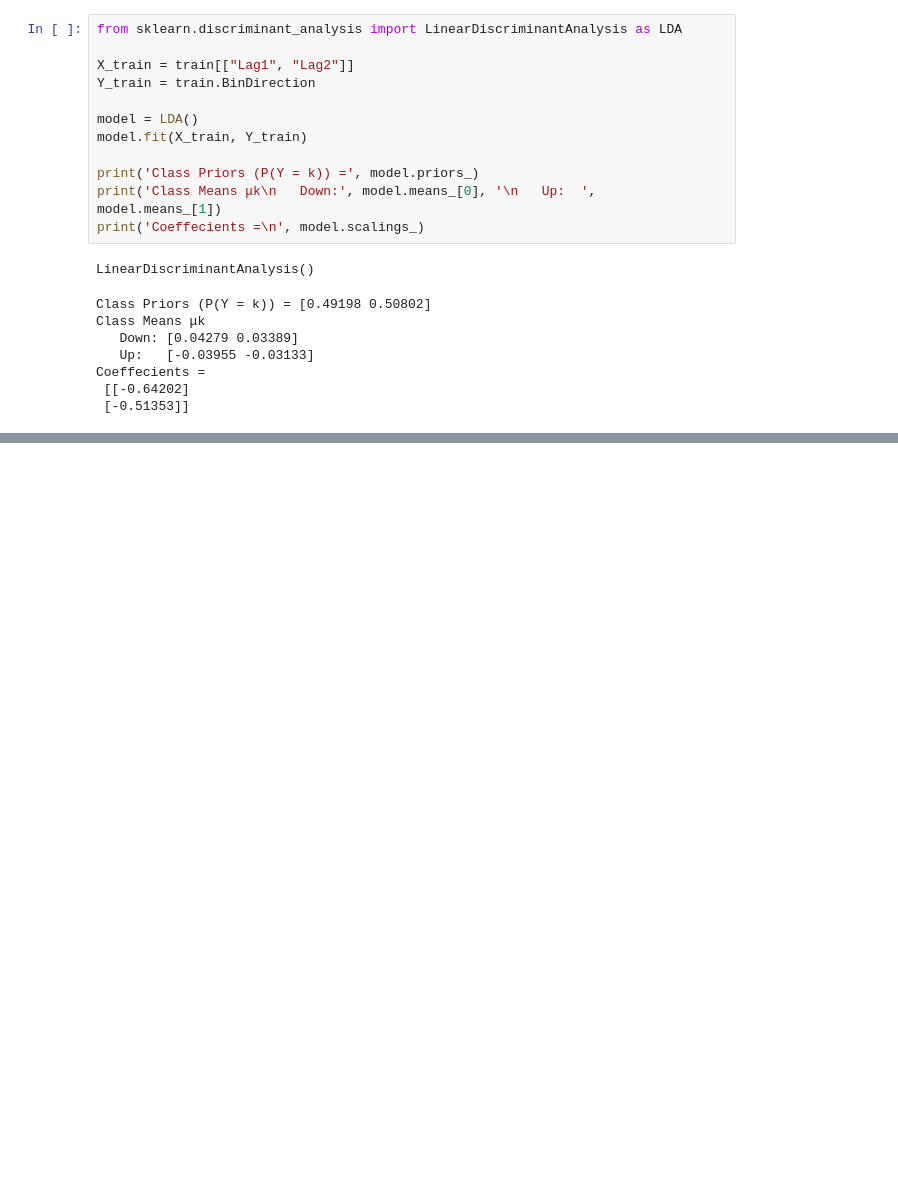
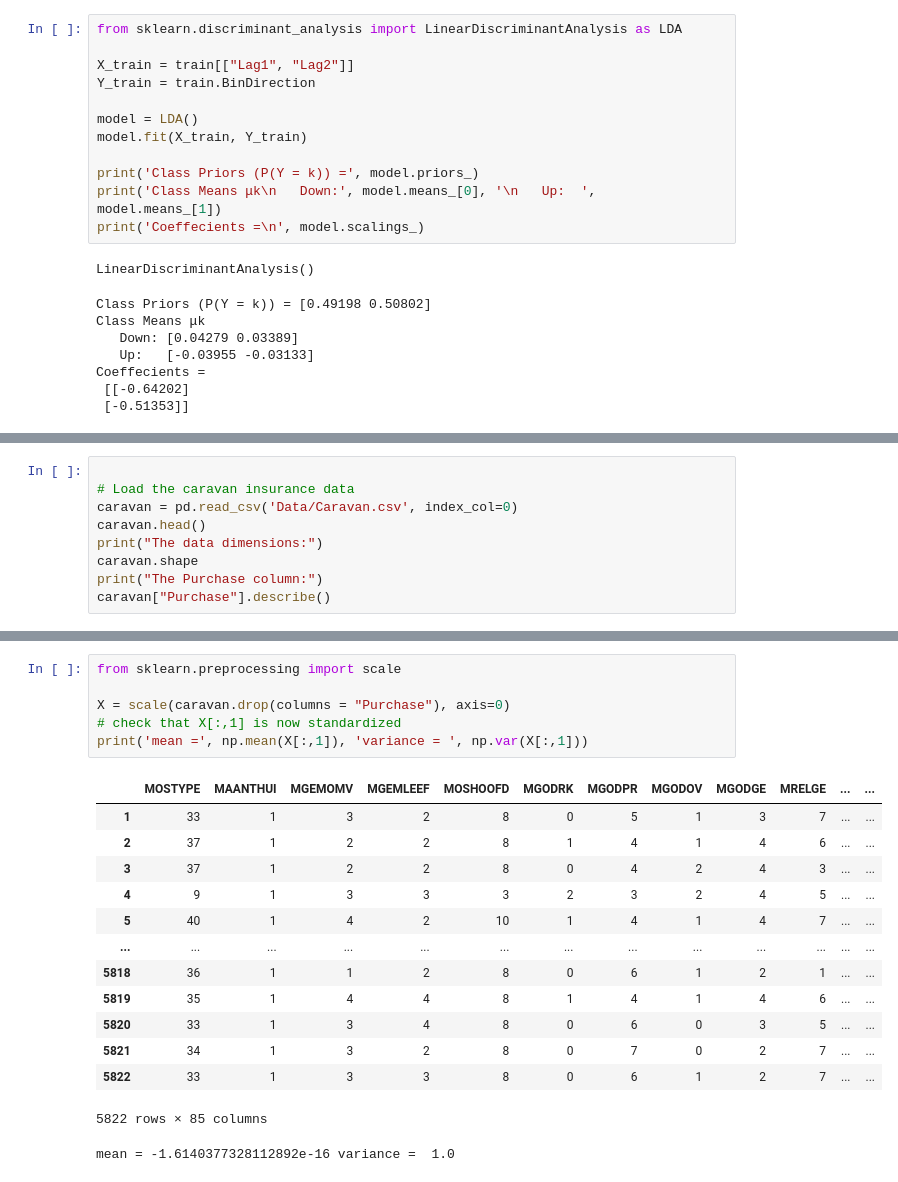
Before and after one commit to alexandrasouly/ISLR-but-python, a Jupyter notebook: Chapter_4_Lab.ipynb, the cells around one changed output, grey strips where cells are left out. Cells and saved outputs as stored; diff of their text form; blank space fills up the shorter version.

```diff
--- a/Chapter_4_Lab.ipynb
+++ b/Chapter_4_Lab.ipynb
@@ -393,0 +549,9 @@ plt.plot()
+# %%
+
+# Load the caravan insurance data
+caravan = pd.read_csv('Data/Caravan.csv', index_col=0)
+caravan.head()
+print("The data dimensions:")
+caravan.shape
+print("The Purchase column:")
+caravan["Purchase"].describe()
@@ -393,0 +592,21 @@ plt.plot()
+# %%
+from sklearn.preprocessing import scale
+
+X = scale(caravan.drop(columns = "Purchase"), axis=0)
+# check that X[:,1] is now standardized
+print('mean =', np.mean(X[:,1]), 'variance = ', np.var(X[:,1]))
+# %% [output]
+|  | MOSTYPE | MAANTHUI | MGEMOMV | MGEMLEEF | MOSHOOFD | MGODRK | MGODPR | MGODOV | MGODGE | MRELGE | ... | ... |
+| 1 | 33 | 1 | 3 | 2 | 8 | 0 | 5 | 1 | 3 | 7 | ... | ... |
+| 2 | 37 | 1 | 2 | 2 | 8 | 1 | 4 | 1 | 4 | 6 | ... | ... |
+| 3 | 37 | 1 | 2 | 2 | 8 | 0 | 4 | 2 | 4 | 3 | ... | ... |
+| 4 | 9 | 1 | 3 | 3 | 3 | 2 | 3 | 2 | 4 | 5 | ... | ... |
+| 5 | 40 | 1 | 4 | 2 | 10 | 1 | 4 | 1 | 4 | 7 | ... | ... |
+| ... | ... | ... | ... | ... | ... | ... | ... | ... | ... | ... | ... | ... |
+| 5818 | 36 | 1 | 1 | 2 | 8 | 0 | 6 | 1 | 2 | 1 | ... | ... |
+| 5819 | 35 | 1 | 4 | 4 | 8 | 1 | 4 | 1 | 4 | 6 | ... | ... |
+| 5820 | 33 | 1 | 3 | 4 | 8 | 0 | 6 | 0 | 3 | 5 | ... | ... |
+| 5821 | 34 | 1 | 3 | 2 | 8 | 0 | 7 | 0 | 2 | 7 | ... | ... |
+| 5822 | 33 | 1 | 3 | 3 | 8 | 0 | 6 | 1 | 2 | 7 | ... | ... |
+5822 rows × 85 columns
+mean = -1.6140377328112892e-16 variance =  1.0
```
Also changed, not shown: parts of 32 cells of this notebook, 1 other file.
